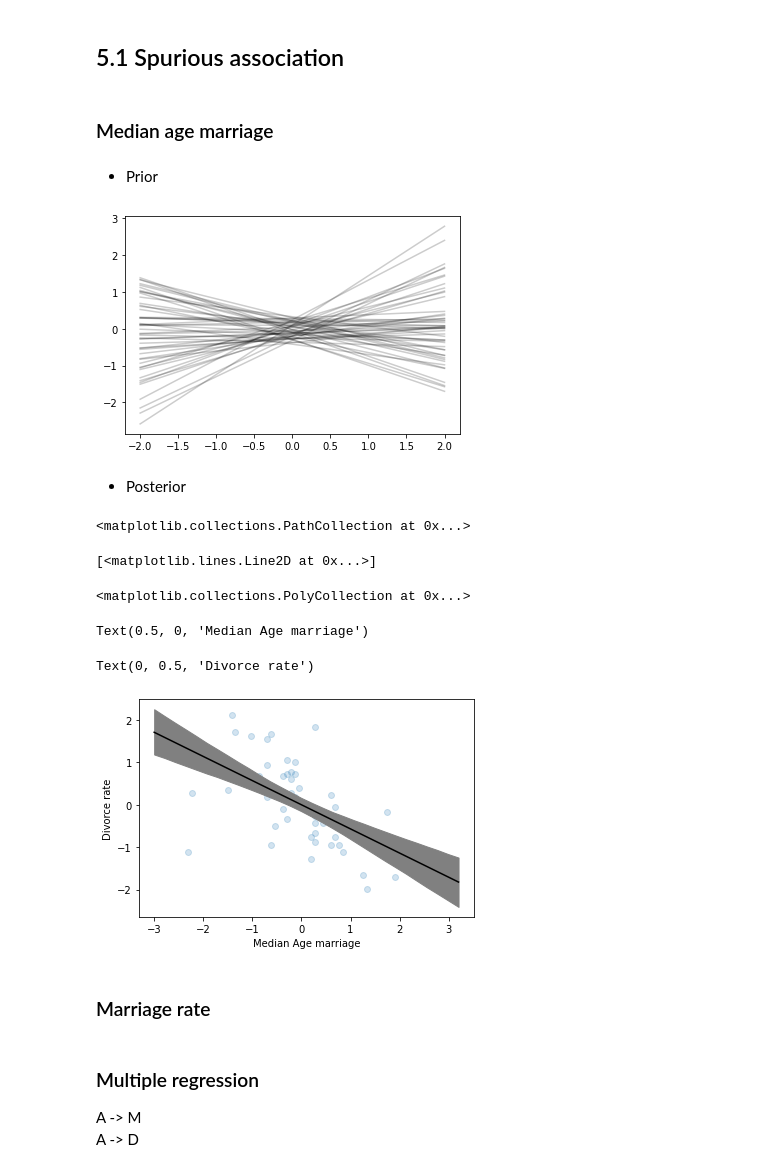
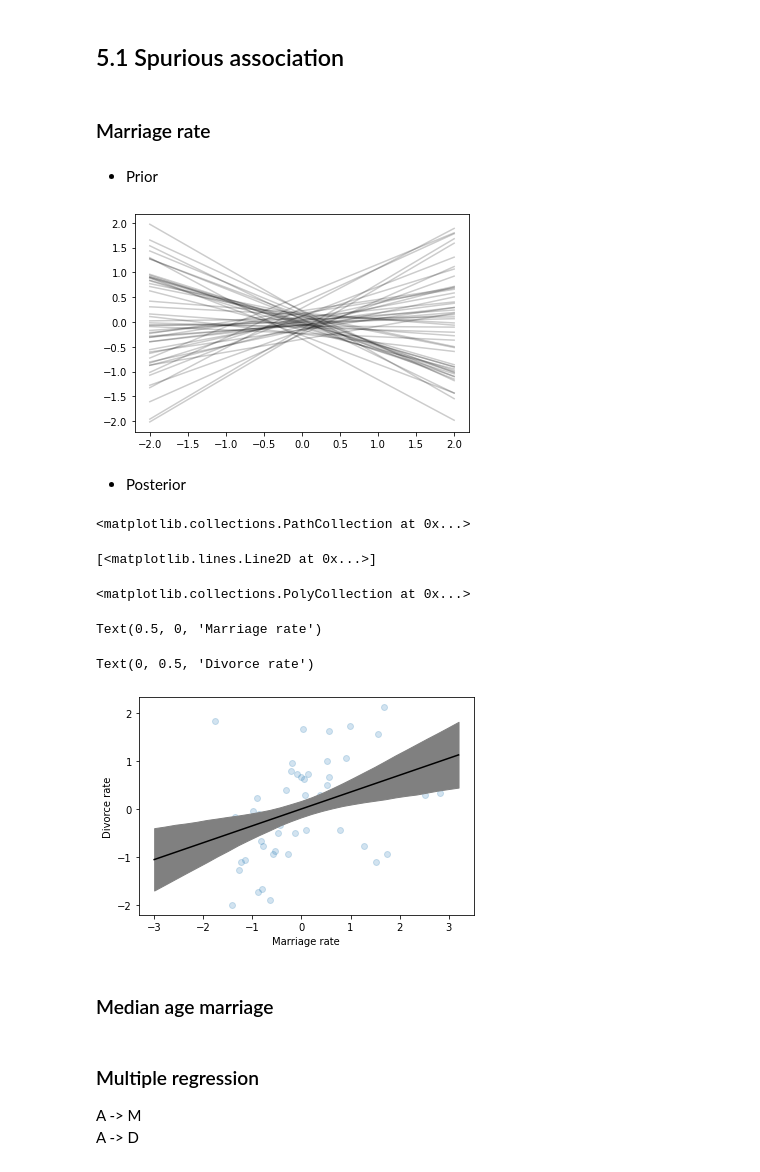
Before and after one commit to nilichen/dataING, a Jupyter notebook: _notebooks/2020-03-05-chapter5.ipynb, the cells around one changed output. Drawn from its saved outputs; the diff is of its cells as text; code cells hidden in the pictures.

Commit message:
marrage rate instead of median age marriage

```diff
--- a/_notebooks/2020-03-05-chapter5.ipynb
+++ b/_notebooks/2020-03-05-chapter5.ipynb
@@ -27,19 +27,19 @@ sns.pairplot(d[['A', 'M', 'D']])
 [figure]
 # %% [markdown]
 ## 5.1 Spurious association
-# %% [markdown]
-### Median age marriage
+# %% [markdown]
+### Marriage rate
 # %%
 N = 1000
 with pm.Model() as m5_1:
     # Since the outcome and the predictor are both standardized, the intercept should end up very close to zero
     a = pm.Normal('a', 0, 0.2)
-    bA = pm.Normal('bA', 0, 0.5)
+    bM = pm.Normal('bM', 0, 0.5)
     sigma = pm.Exponential('sigma', 1)
-    mu = a + bA * d.A
+    mu = a + bM * d.M
     D = pm.Normal('D', mu=mu, sigma=sigma, observed=d.D)
     mean_q = pm.find_MAP()
-    cov_q = np.linalg.inv(pm.find_hessian(mean_q, vars=[a, bA, sigma]))
+    cov_q = np.linalg.inv(pm.find_hessian(mean_q, vars=[a, bM, sigma]))
 # %% [markdown]
 - Prior
 # %%
@@ -48,41 +48,41 @@ with m5_1:
     prior = pm.sample_prior_predictive(N)
 # %%
 x_seq = np.arange(-2, 3)
-a, bA = prior['a'], prior['bA']
+a, bM = prior['a'], prior['bM']
 for i in range(50):
-    y = a[i] + bA[i] * x_seq
+    y = a[i] + bM[i] * x_seq
     plt.plot(x_seq, y, c='k', alpha=0.2)
 plt.show();
 # %% [output]
-[figure, old version]
+[figure, new version]
 # %% [markdown]
 - Posterior
 # %%
 x_seq = np.linspace(-3, 3.2, 30)
 # link
 post = np.random.multivariate_normal(
-    [mean_q[k] for k in ['a', 'bA', 'sigma']], cov_q, size=N)
+    [mean_q[k] for k in ['a', 'bM', 'sigma']], cov_q, size=N)
 mu = np.apply_along_axis(
     lambda x: post[:, 0] + post[:, 1] * x,
     axis=1, arr=x_seq[:, np.newaxis])
 mu_mean = mu.mean(axis=1)
 mu_PI = np.quantile(mu, [0.055, 0.945], axis=1)
 # %%
-plt.scatter(d.A, d.D, alpha=0.2)
+plt.scatter(d.M, d.D, alpha=0.2)
 plt.plot(x_seq, mu_mean, c='k')
 plt.fill_between(
     x_seq, mu_PI[0], mu_PI[1], color='grey')
-plt.xlabel('Median Age marriage')
+plt.xlabel('Marriage rate')
 plt.ylabel('Divorce rate')
 # %% [output]
 <matplotlib.collections.PathCollection at 0x...>
 [<matplotlib.lines.Line2D at 0x...>]
 <matplotlib.collections.PolyCollection at 0x...>
-Text(0.5, 0, 'Median Age marriage')
+Text(0.5, 0, 'Marriage rate')
 Text(0, 0.5, 'Divorce rate')
-[figure, old version]
+[figure, new version]
-# %% [markdown]
-### Marriage rate
+# %% [markdown]
+### Median age marriage
 # %%
 # exercise 1
 # %% [markdown]
```
Also changed, not shown: parts of 10 cells of this notebook.
